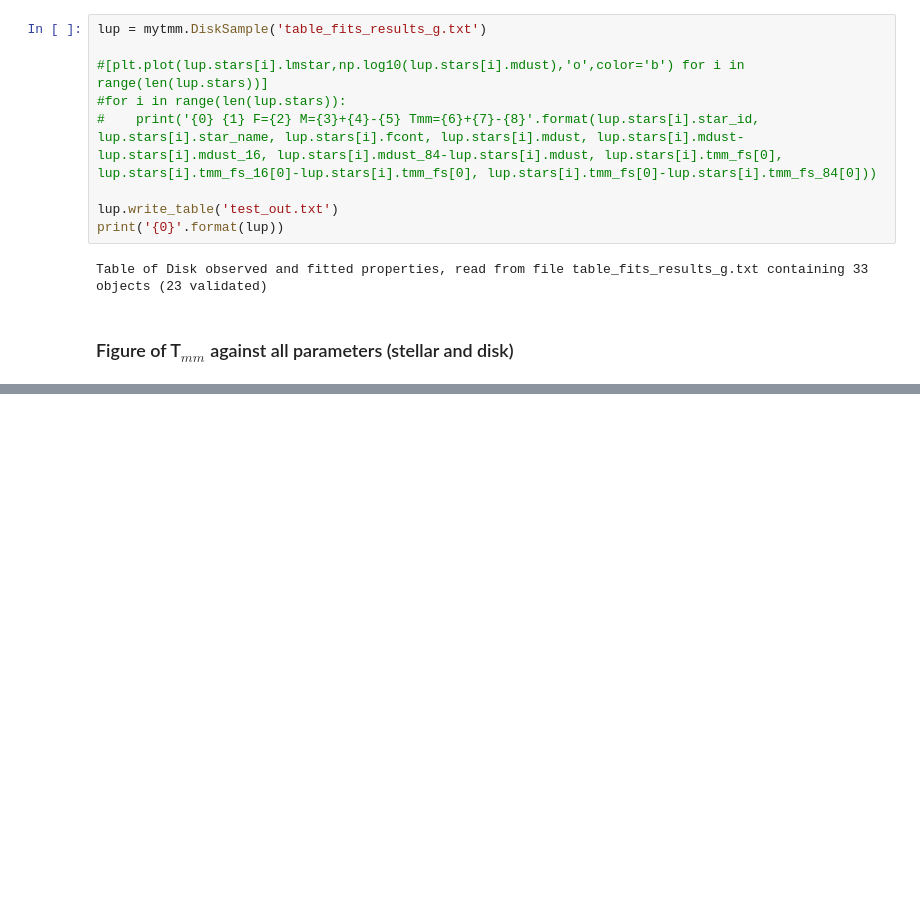
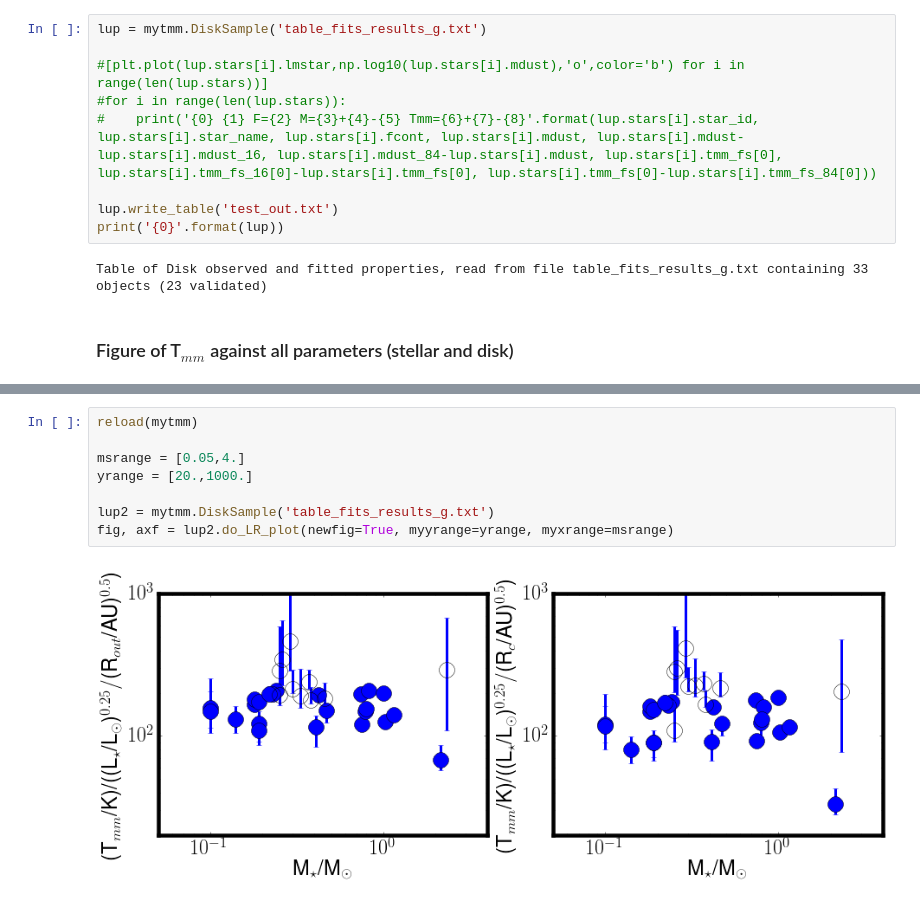
Before and after one commit to ltesti/DiskTemperature, a Jupyter notebook: TmmScaleFromDikFit.ipynb, the cells around one changed output, grey strips where cells are left out. Saved outputs shown, nothing was run; the diff lists cells and outputs as text; blank space fills up the shorter version.

```diff
--- a/TmmScaleFromDikFit.ipynb
+++ b/TmmScaleFromDikFit.ipynb
@@ -60,0 +62,10 @@ fig, axf = lup2.do_6_par_plot(newfig=True, mytrange=trange, myrcrange=rcrange)
+# %%
+reload(mytmm)
+
+msrange = [0.05,4.]
+yrange = [20.,1000.]
+
+lup2 = mytmm.DiskSample('table_fits_results_g.txt')
+fig, axf = lup2.do_LR_plot(newfig=True, myyrange=yrange, myxrange=msrange)
+# %% [output]
+[figure, added]
```
Also changed, not shown: parts of 2 cells of this notebook, 1 other file.
